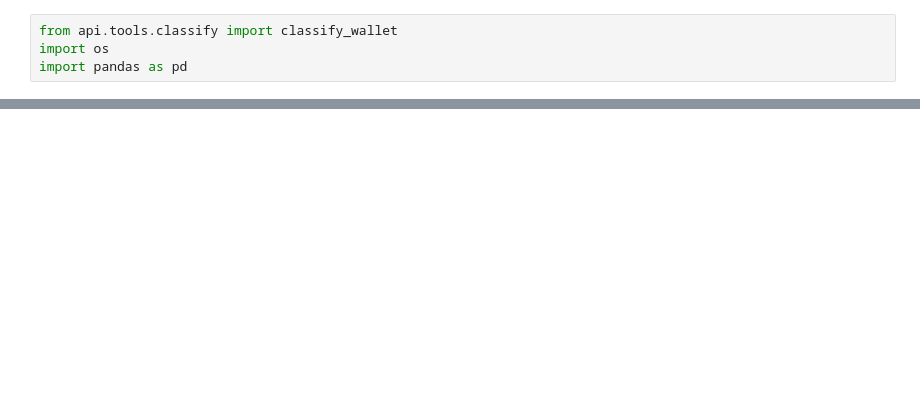
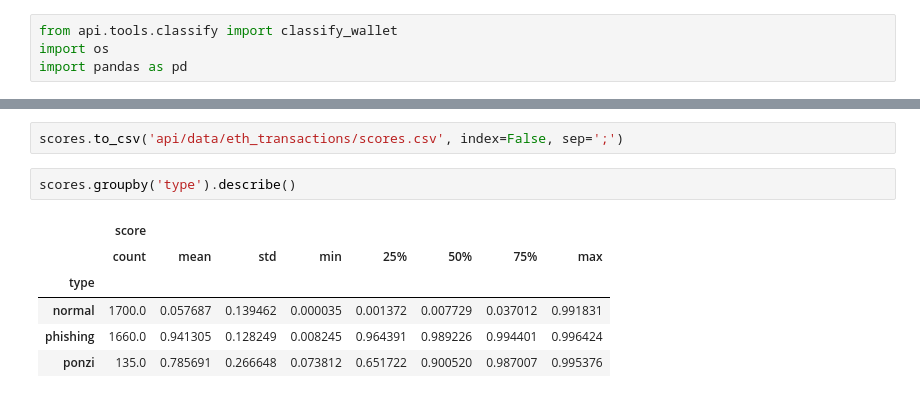
Before and after one commit to LMU-DATA-SCIENCE/eth-graph-fraud-detection, a Jupyter notebook: test_notebook.ipynb, the cells around one changed output, grey strips where cells are left out. Saved outputs shown, nothing was run; the diff lists cells and outputs as text; blank space fills up the shorter version.

```diff
--- a/test_notebook.ipynb
+++ b/test_notebook.ipynb
@@ -44,0 +112,11 @@ for wallet in normal_wallets:
+# %%
+scores.to_csv('api/data/eth_transactions/scores.csv', index=False, sep=';')
+# %%
+scores.groupby('type').describe()
+# %% [output]
+|  | score |  |  |  |  |  |  |  |
+|  | count | mean | std | min | 25% | 50% | 75% | max |
+| type |  |  |  |  |  |  |  |  |
+| normal | 1700.0 | 0.057687 | 0.139462 | 0.000035 | 0.001372 | 0.007729 | 0.037012 | 0.991831 |
+| phishing | 1660.0 | 0.941305 | 0.128249 | 0.008245 | 0.964391 | 0.989226 | 0.994401 | 0.996424 |
+| ponzi | 135.0 | 0.785691 | 0.266648 | 0.073812 | 0.651722 | 0.900520 | 0.987007 | 0.995376 |
```
Also changed, not shown: parts of 5 cells of this notebook.
